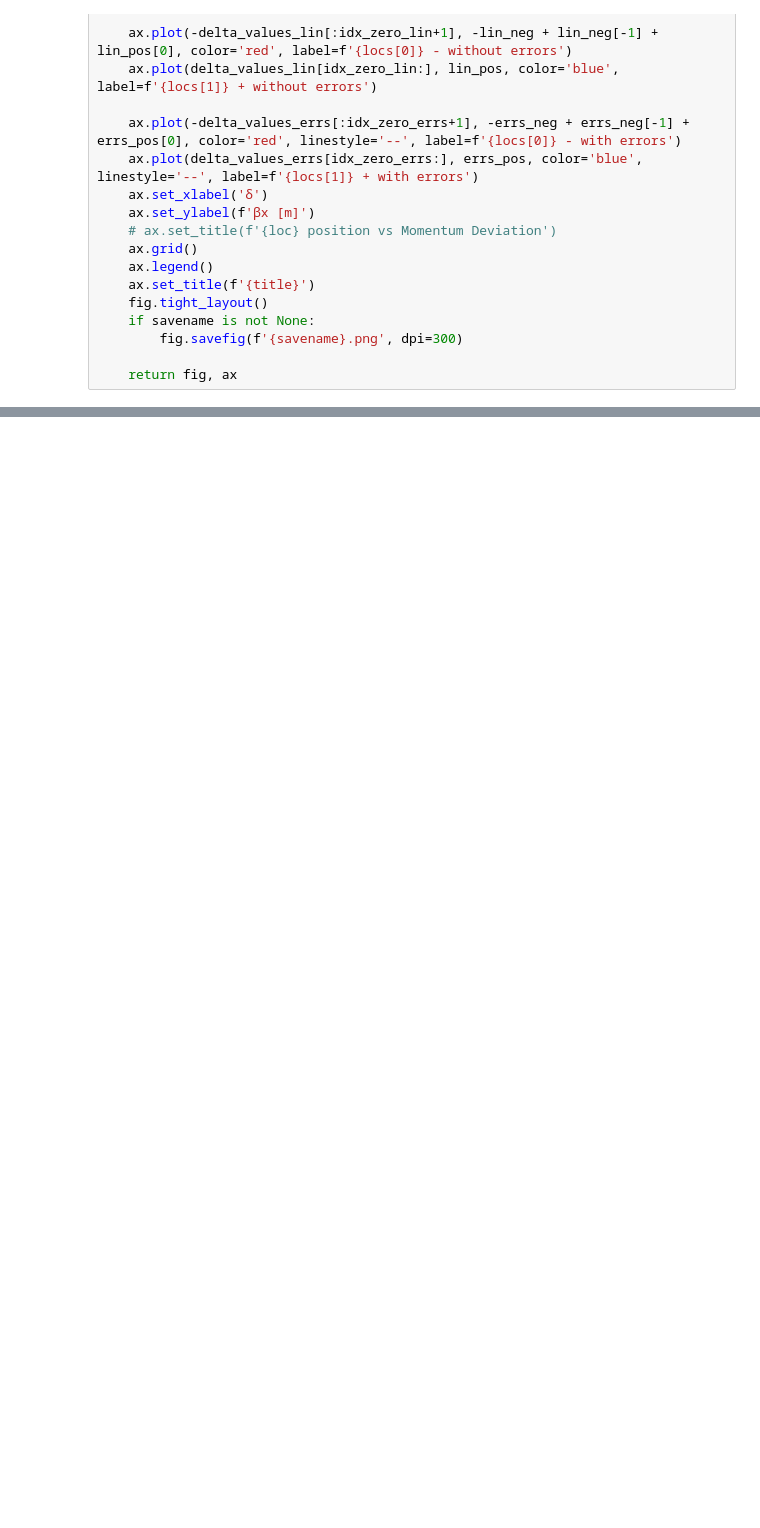
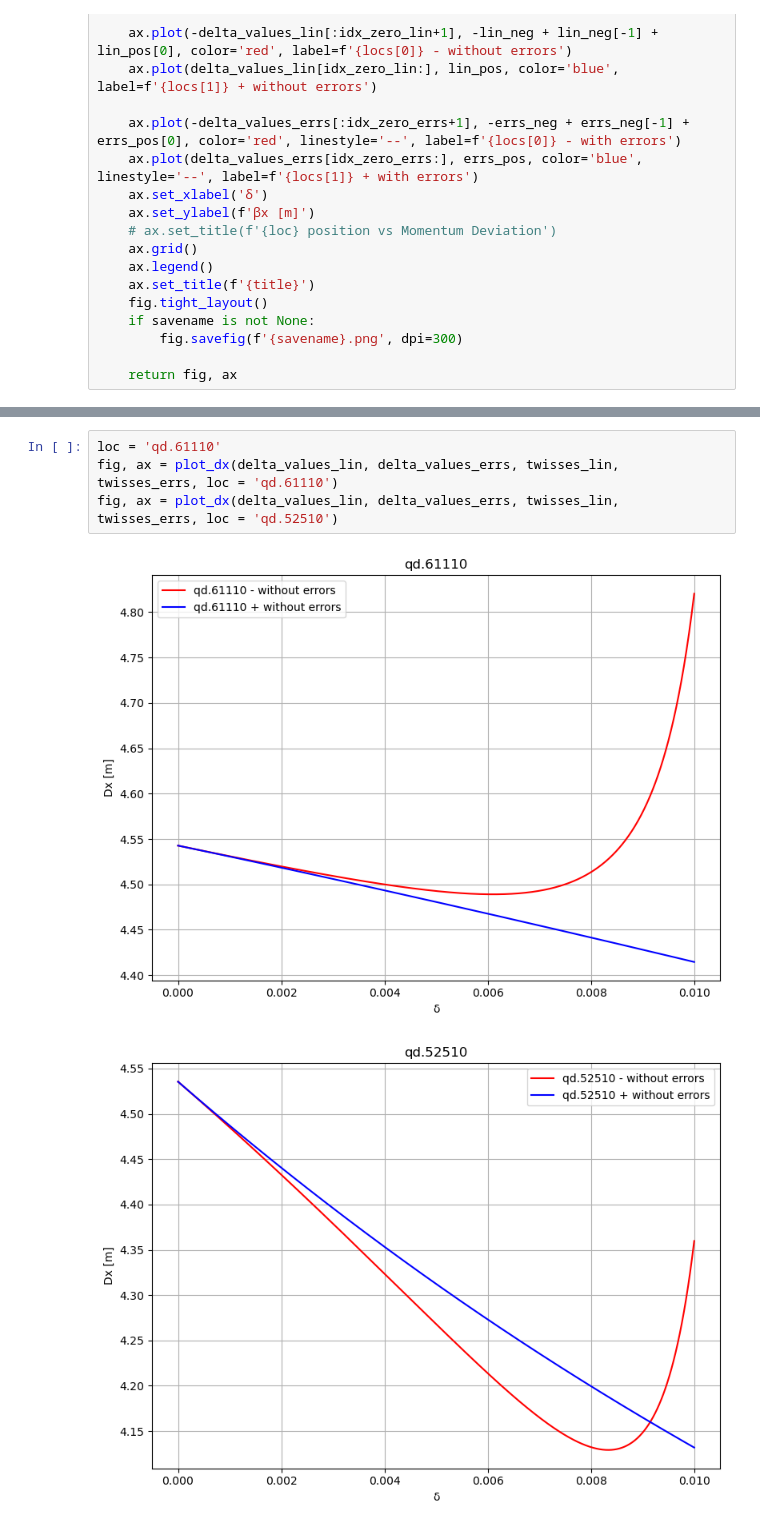
Before and after one commit to lisepauwels/sps_simulations, a Jupyter notebook: Prototyping/20260126/twiss_parameters.ipynb, the cells around one changed output, grey strips where cells are left out. Cells and saved outputs as stored; diff of their text form; blank space fills up the shorter version.

```diff
--- a/Prototyping/20260126/twiss_parameters.ipynb
+++ b/Prototyping/20260126/twiss_parameters.ipynb
@@ -457,0 +458,7 @@ fig, ax = plot_betx(delta_values_lin, delta_values_errs, twisses_lin, twisses_er
+# %%
+loc = 'qd.61110'
+fig, ax = plot_dx(delta_values_lin, delta_values_errs, twisses_lin, twisses_errs, loc = 'qd.61110')
+fig, ax = plot_dx(delta_values_lin, delta_values_errs, twisses_lin, twisses_errs, loc = 'qd.52510')
+# %% [output]
+[figure, added]
+[figure, added]
```
Also changed, not shown: parts of 7 cells of this notebook, 29 other files.
